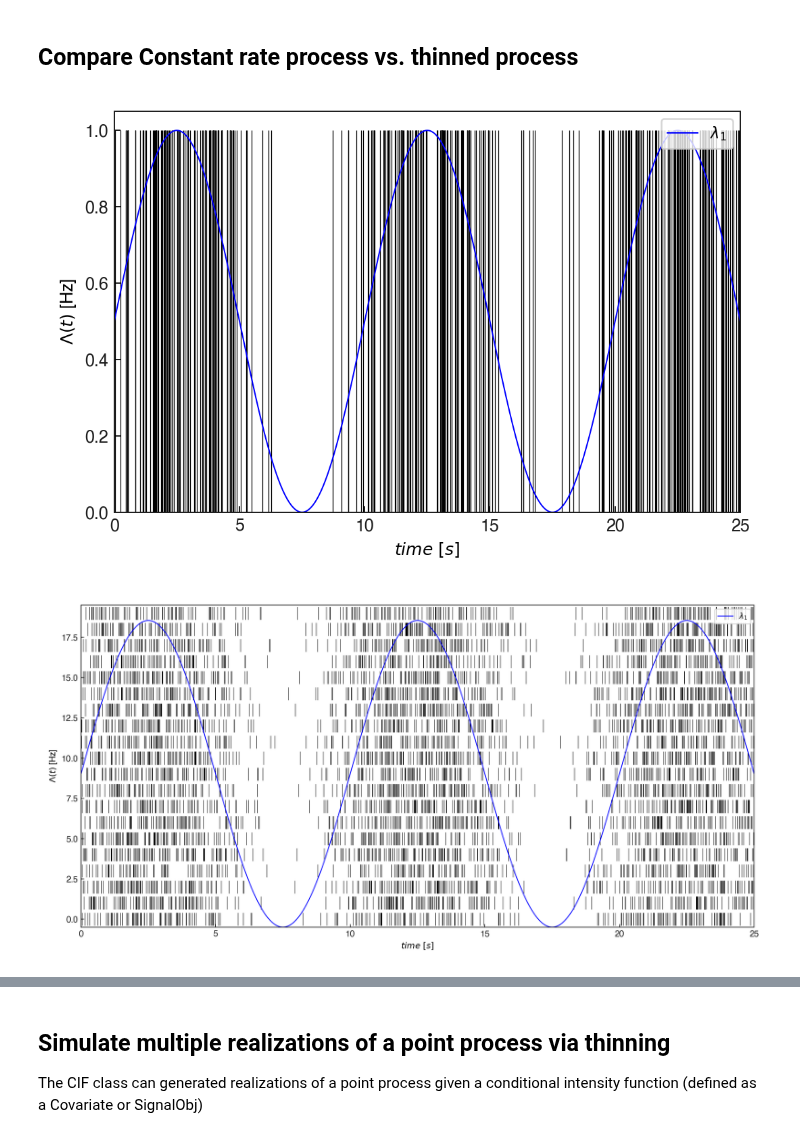
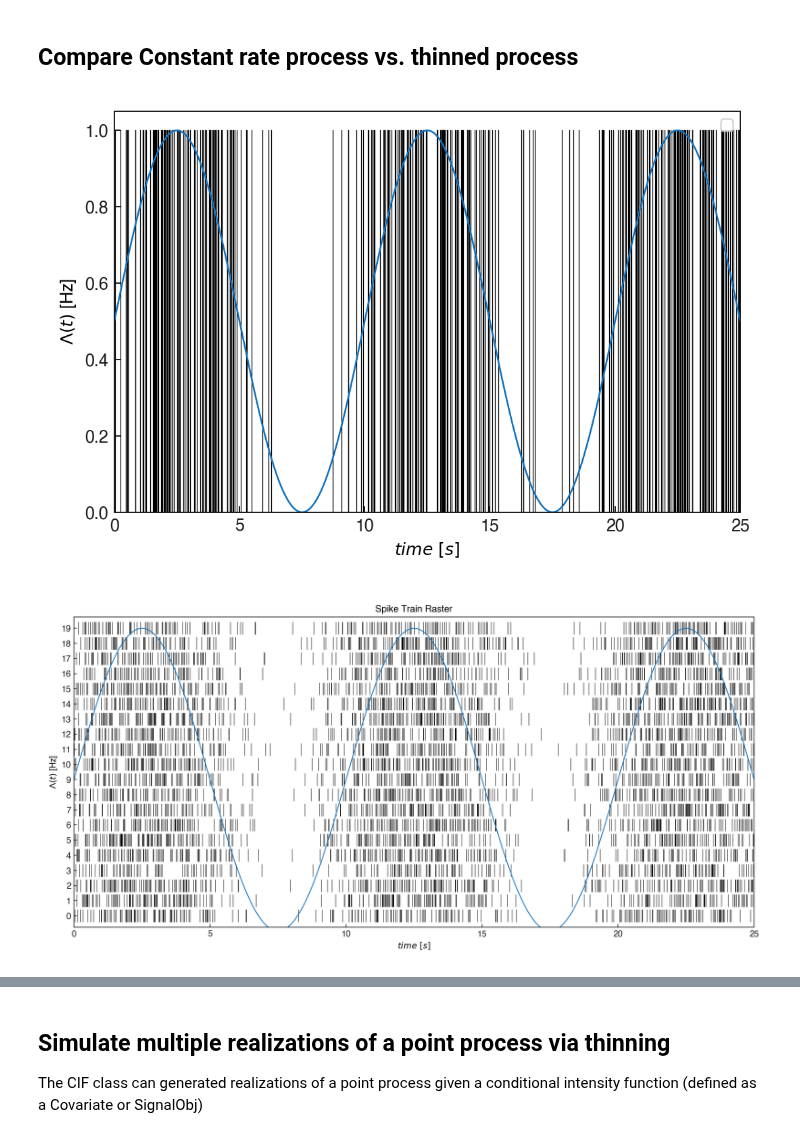
Before and after one commit to cajigaslab/nSTAT-python, a Jupyter notebook: notebooks/PPThinning.ipynb, the cells around one changed output, grey strips where cells are left out. Saved outputs shown, nothing was run; the diff lists cells and outputs as text; code cells hidden in the pictures.

```diff
--- a/notebooks/PPThinning.ipynb
+++ b/notebooks/PPThinning.ipynb
@@ -17,7 +17,7 @@ from nstat import Covariate, nspikeTrain, nstColl, CIF
 from nstat.notebook_figures import FigureTracker
 np.random.seed(0)
 OUTPUT_ROOT = REPO_ROOT / "output" / "notebook_images"
-__tracker = FigureTracker(topic="PPThinning", output_root=OUTPUT_ROOT, expected_count=4)
+__tracker = FigureTracker(topic="PPThinning", output_root=OUTPUT_ROOT, expected_count=3)
 def capture(label, fn):
     fig = __tracker.new_figure(label); plt.close(fig); fn(); __tracker._active_fig = plt.gcf()
 # %% [output]
@@ -50,46 +50,45 @@ def _start_fig(label, figsize=(8.0, 4.5)):
     __tracker._active_fig = fig
     __tracker._active_ax = None
     return fig
 
 # Figure 1: 2 rows x 2 cols with width_ratios=[3,1] — raster wide, ISI hist narrow.
 # Matches MATLAB layout where each row pairs a tall wide raster with a tight
-# ISI histogram on the right. MATLAB uses no panel titles, labels ISI in
-# seconds, and renders hist() as many fine bins filled solid black — mirror
-# that here with bins=200 and a solid-black stepfilled style.
+# ISI histogram on the right. MATLAB calls n.plotISIHistogram directly, which
+# uses the nSTAT default 1 ms bin width — mirror that here by delegating to
+# nspikeTrain.plotISIHistogram(handle=ax) instead of inline plt.hist.
 fig1 = _start_fig("constant-rate vs thinned process", figsize=(9.0, 5.5))
 gs = fig1.add_gridspec(2, 2, width_ratios=[3, 1])
 ax = fig1.add_subplot(gs[0, 0]); n1.plot(currentHandle=ax)
 ax.plot(tSpikes, np.ones_like(tSpikes), '.', color='tab:orange', markersize=3)
 ax.set_xlim(0, Tmax/4); ax.set_xlabel('time [s]')
 ax = fig1.add_subplot(gs[0, 1])
-ax.hist(np.diff(tSpikes), bins=200, color='black', edgecolor='black', linewidth=0.0)
-ax.set_xlabel('ISI [sec]'); ax.set_ylabel('Spike Counts')
+n1.plotISIHistogram(handle=ax)
 ax = fig1.add_subplot(gs[1, 0]); n2.plot(currentHandle=ax)
 ax.plot(tThin, np.ones_like(tThin), '.', color='tab:orange', markersize=3)
 ax.set_xlim(0, Tmax/4); ax.set_xlabel('time [s]')
-# Bottom-right: thinned-process ISI histogram (matches MATLAB hist(diff(tThin))).
+# Bottom-right: thinned-process ISI histogram (matches MATLAB n2.plotISIHistogram).
 ax = fig1.add_subplot(gs[1, 1])
-ax.hist(np.diff(tThin), bins=200, color='black', edgecolor='black', linewidth=0.0)
-ax.set_xlabel('ISI [sec]'); ax.set_ylabel('Spike Counts')
+n2.plotISIHistogram(handle=ax)
 fig1.tight_layout()
 
 # Figure 2: thinned spikes + scaled rate p(t) — single panel matching MATLAB's
-# squarish portrait aspect. MATLAB labels the y-axis italic "Lambda(t) [Hz]"
-# and the x-axis italic "time [s]", with integer ticks every 5 s.
+# squarish portrait aspect. MATLAB renders the raster via n2.plot and the
+# scaled rate via a Covariate (scaledProb = lambda * (1/lambdaBound)) .plot —
+# mirror that here by delegating to the nspikeTrain / Covariate plotting paths
+# instead of inline vlines + plt.plot.
 fig2 = _start_fig("thinned spikes + scaled rate", figsize=(6.0, 4.0))
 ax2 = fig2.add_subplot(1,1,1)
-ax2.vlines(tThin, 0, 1, color='k', linewidth=0.5)
-# MATLAB plot() default LineWidth is ~0.5; use 0.8 so the rate overlay sits
-# behind raster ticks rather than dominating the panel.
-ax2.plot(time, lambdaData / lambdaBound, "b", linewidth=0.8, label=r'$\lambda_1$')
+n2.plot(currentHandle=ax2)
+scaledProb = Covariate(time, lambdaData / lambdaBound, "Lambda(t)", "time", "s", "Hz", ["lambda_1"])
+scaledProb.plot(handle=ax2)
 ax2.set_xlim(0, Tmax/4); ax2.set_ylim(0, 1.05)
 ax2.set_xlabel(r'$time\ [s]$'); ax2.set_ylabel(r'$\Lambda(t)$ [Hz]')
 # Match MATLAB's integer-second x-ticks (0, 5, 10, 15, 20, 25).
 from matplotlib.ticker import MultipleLocator as _MultipleLocator, FormatStrFormatter as _FormatStrFormatter
 ax2.xaxis.set_major_locator(_MultipleLocator(5))
 ax2.xaxis.set_major_formatter(_FormatStrFormatter('%d'))
 ax2.legend(loc='upper right')
 fig2.tight_layout()
 # %% [output]
-[figure, old version]
+[figure, new version]
-[figure, old version]
+[figure, new version]
```
Also changed, not shown: parts of 3 cells of this notebook, 55 other files.
